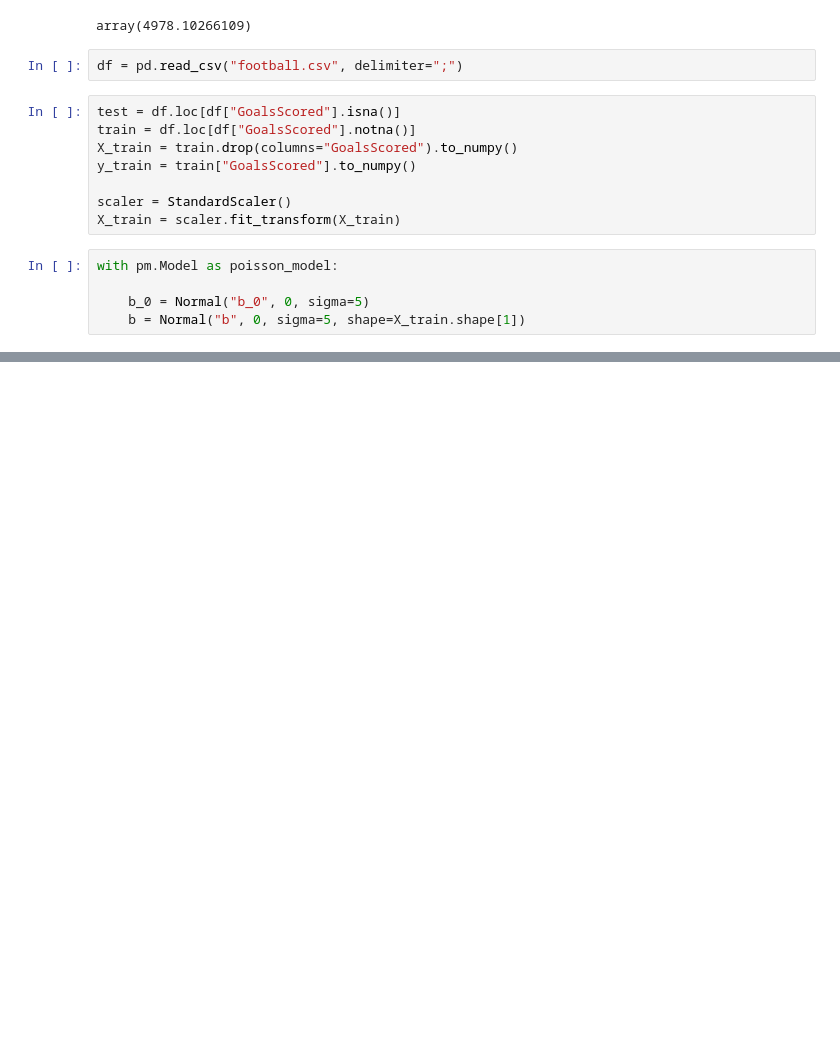
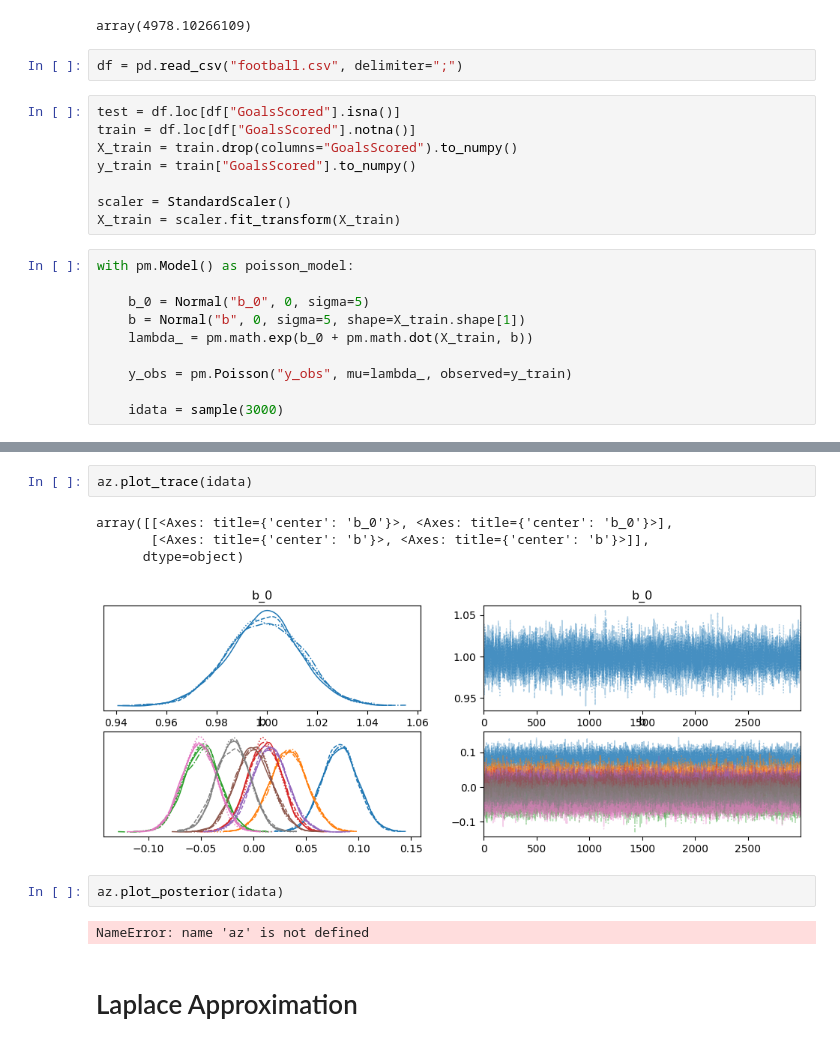
Before and after one commit to MatejVre/Bayesian_Inference, a Jupyter notebook: bayesian_inference.ipynb, the cells around one changed output, grey strips where cells are left out. Cells and saved outputs as stored; diff of their text form; blank space fills up the shorter version.

```diff
--- a/bayesian_inference.ipynb
+++ b/bayesian_inference.ipynb
@@ -68,7 +68,12 @@ y_train = train["GoalsScored"].to_numpy()
 scaler = StandardScaler()
 X_train = scaler.fit_transform(X_train)
 # %%
-with pm.Model as poisson_model:
+with pm.Model() as poisson_model:
 
     b_0 = Normal("b_0", 0, sigma=5)
     b = Normal("b", 0, sigma=5, shape=X_train.shape[1])
+    lambda_ = pm.math.exp(b_0 + pm.math.dot(X_train, b))
+
+    y_obs = pm.Poisson("y_obs", mu=lambda_, observed=y_train)
+
+    idata = sample(3000)
@@ -74,0 +92,13 @@ with pm.Model as poisson_model:
+# %%
+az.plot_trace(idata)
+# %% [output]
+array([[<Axes: title={'center': 'b_0'}>, <Axes: title={'center': 'b_0'}>],
+       [<Axes: title={'center': 'b'}>, <Axes: title={'center': 'b'}>]],
+      dtype=object)
+[figure, added]
+# %%
+az.plot_posterior(idata)
+# %% [output]
+NameError: name 'az' is not defined
+# %% [markdown]
+# Laplace Approximation
```
Also changed, not shown: parts of 2 cells of this notebook.
